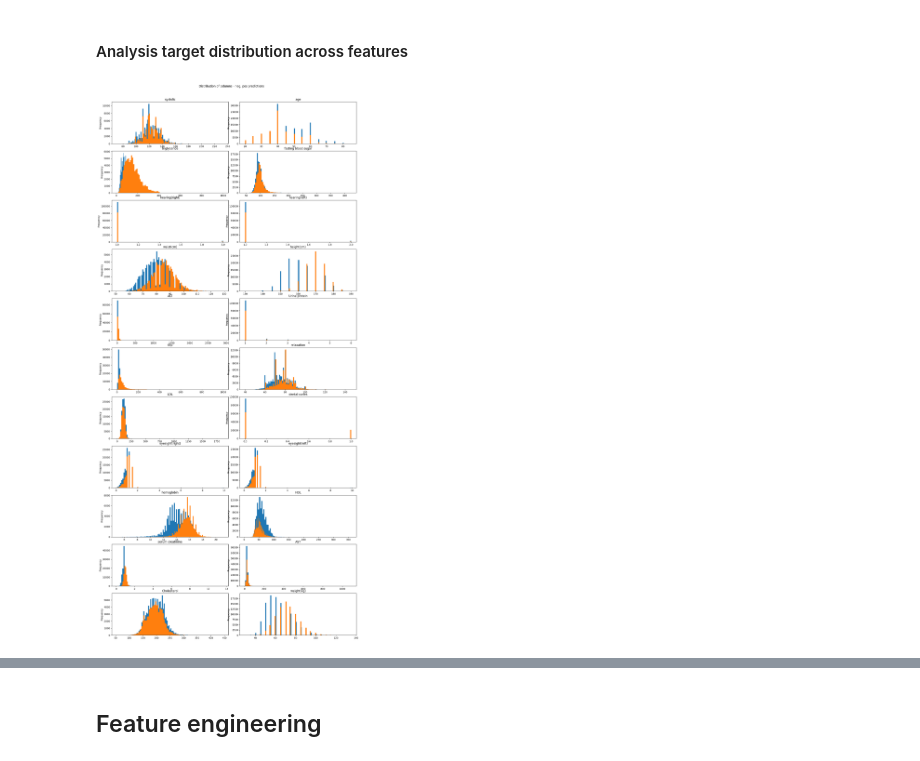
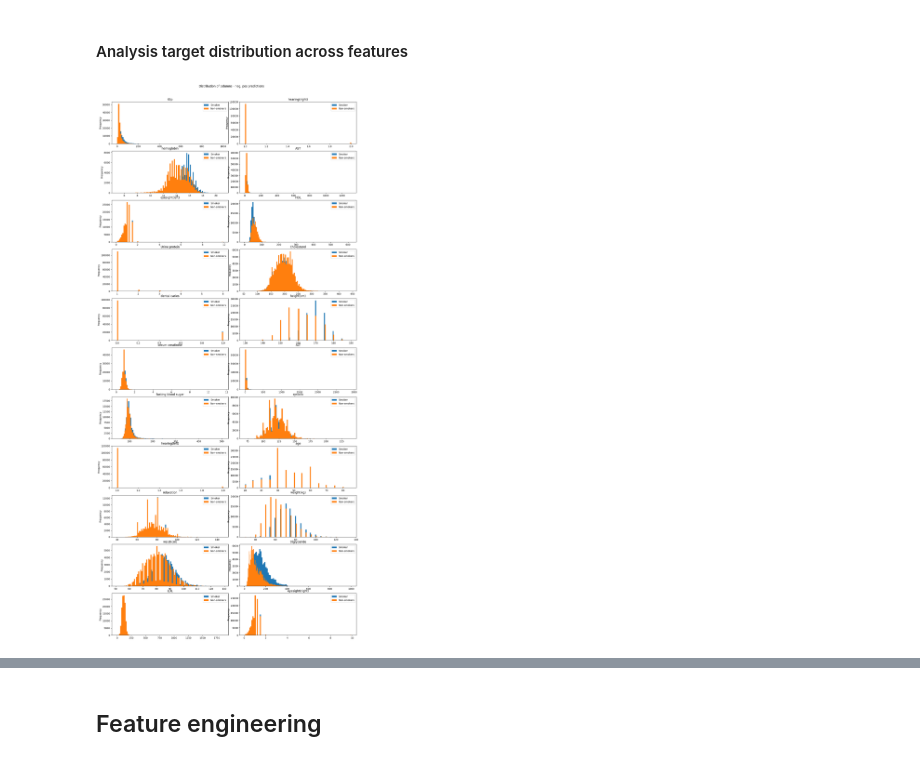
Before and after one commit to incardo/kaggle-playground, a Jupyter notebook: PS3_24_Patients_smoking_status/patients_smoking_eda.ipynb, the cells around one changed output, grey strips where cells are left out. Cells and saved outputs as stored; diff of their text form; code cells hidden in the pictures.

```diff
--- a/PS3_24_Patients_smoking_status/patients_smoking_eda.ipynb
+++ b/PS3_24_Patients_smoking_status/patients_smoking_eda.ipynb
@@ -67,10 +70,24 @@ test_data = pd.read_csv("data/test.csv", index_col='id')
 train_data_original = pd.read_csv("data/train_dataset_original.csv")
 test_data_original = pd.read_csv("data/test_dataset_original.csv")
 
-print("Shapes before merge", train_data.shape, train_data_original.shape, test_data_original.shape)
+### Original dataset containt smoking status also for the test set above
+smoking_data_original = pd.read_csv("data/smoking_dataset.csv",index_col='ID')
 
-### Let's append the original data to this dataset to see if it improves results
-train_data = pd.concat([train_data, train_data_original],axis = 0).reset_index(drop=True)
+print("Shapes before merge", train_data.shape, train_data_original.shape, test_data_original.shape, smoking_data_original.shape)
 
+print("Check data consistency:")
+def row_subset(df1, df2):
+    return set(map(tuple,df1.to_numpy())).issubset(map(tuple,df2.to_numpy()))
+
+print(row_subset(train_data_original, smoking_data_original.drop(['gender','oral','tartar'],axis=1)))
+print(row_subset(test_data_original, smoking_data_original.drop(['gender','oral','tartar','smoking'],axis=1)))
+
+
+smoking_data_original = smoking_data_original.drop(['gender','oral','tartar'],axis=1)
+smoking_data_original = smoking_data_original.drop_duplicates()
+print("smoking shape after removing duplicates", smoking_data_original.shape)
+
+### Let's append the original data to this dataset to increse data points
+train_data = pd.concat([train_data, smoking_data_original],axis = 0).reset_index(drop=True)
 print("Shapes after merge", train_data.shape)
 # %% [output]
@@ -113,3 +145,7 @@ memory usage: 34.8 MB
+# %%
+VARIABLES_TO_REMOVE =  [] #['dental caries', "Cholesterol", "systolic", "eyesight(right)", "waist(cm)", "AST", "hearing(right)", 'hearing(left)', 'eyesight(left)', 'Urine protein']
+FEATURES = list(set(train_data.columns)-set(["smoking"])-set(VARIABLES_TO_REMOVE))
+TARGET = 'smoking'
 # %% [markdown]
 ## 3) Discover and visualize data to gain insights
 # %% [markdown]
@@ -257,39 +287,40 @@ def plot_target_distribution(df, TARGET, FEATURES):
 
     feature_columns = FEATURES
 
-    positive_pred = df[abs(df[TARGET])<=0.5]
-    negative_pred = df[abs(df[TARGET])>0.5]
+    negative_pred = df[abs(df[TARGET])<=0.5]
+    positive_pred = df[abs(df[TARGET])>0.5]
 
     # Define the number of rows and columns for subplots
     num_rows = (len(feature_columns) + 1) // 2
     num_cols = min(len(feature_columns), 2)
 
     # Create subplots
     fig, axes = plt.subplots(num_rows, num_cols, figsize=(15, 3 * num_rows))
 
     fig.subplots_adjust(wspace=0.3, hspace=0.5,top=0.90, bottom=0.3)
     fig.tight_layout()
     fig.subplots_adjust(top=0.95)
 
     # Iterate through feature columns and plot their distributions
     for i, col in enumerate(feature_columns):
         row = i // num_cols
         col_num = i % num_cols
         ax = axes[row, col_num]
 
         # Plot the distribution
         positive_pred[col].plot(kind='hist', ax=ax, bins=100, title=col)
         negative_pred[col].plot(kind='hist', ax=ax, bins=100, title=col)
 
         #sns.displot(good_pred, x="n", bins=20).set(title='Points by Team')
 
         ax.set_ylabel('Frequency')
+        ax.legend(['Smoker', 'Non-smokers'])
 
     # Add a title to the overall picture
     plt.suptitle("Distribution of columns - neg, pos predictions")
     # Show the plot
     plt.show()
 
 plot_target_distribution(train_data, TARGET, FEATURES)
 # %% [output]
-[figure, old version]
+[figure, new version]
```
Also changed, not shown: parts of 55 cells of this notebook, 4 other files.
